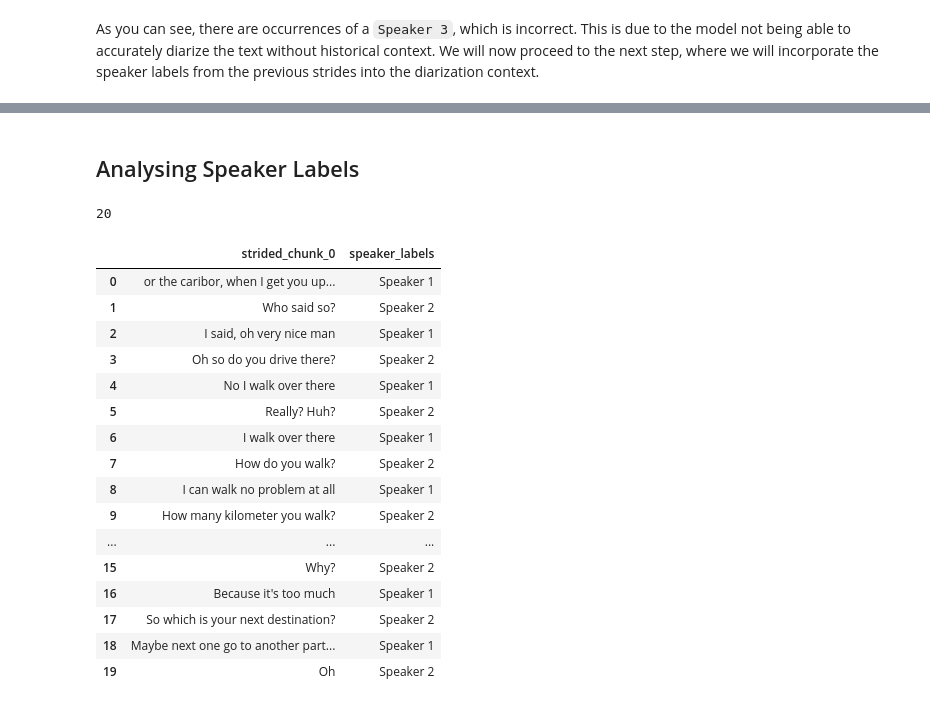
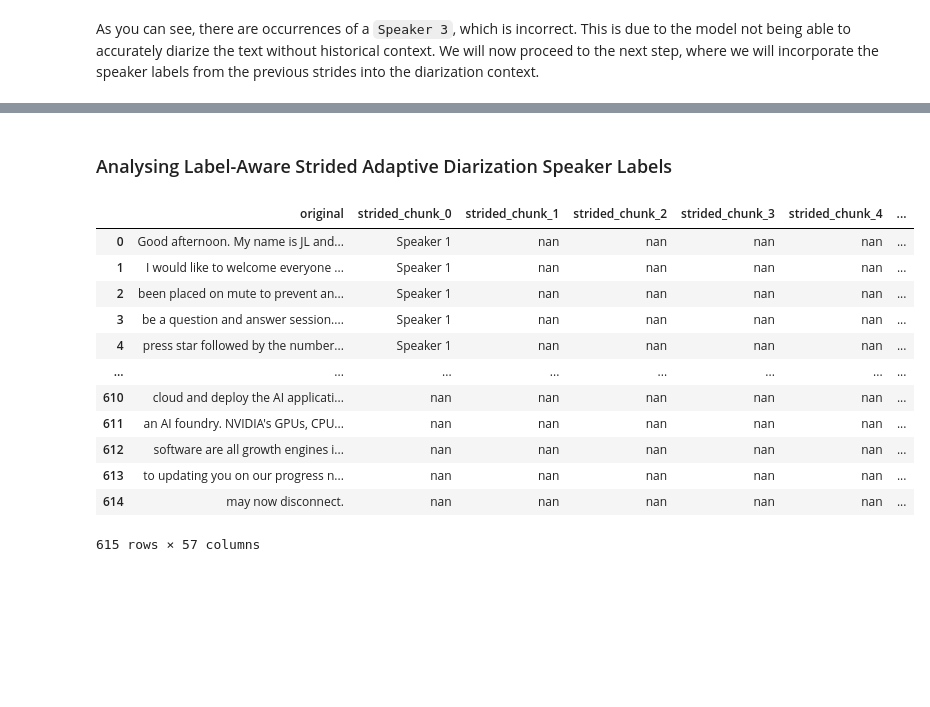
Before and after one commit to amidstdebug/minutes-maker, a Jupyter notebook: meeting_minutes_cuda.ipynb, the cells around one changed output, grey strips where cells are left out. Saved outputs shown, nothing was run; the diff lists cells and outputs as text; code cells hidden in the pictures; blank space fills up the shorter version.

```diff
--- a/meeting_minutes_cuda.ipynb
+++ b/meeting_minutes_cuda.ipynb
@@ -1051,22 +1063,39 @@ ValueError: Length of values (16) does not match length of index (17)
 # %% [markdown]
-## Analysing Speaker Labels
+### Analysing Label-Aware Strided Adaptive Diarization Speaker Labels
 # %%
+def final_df(per_line, strided_chunk_indices, final_labels ):
+	# Assuming 'per_line' and 'strided_chunk_indices' are defined elsewhere in the script
+	label_comparison_df = pd.DataFrame({'original': per_line})
+
+	# Use numpy to efficiently calculate the min and max values for DataFrame index
+	min_val = np.min([min(sublist) for sublist in strided_chunk_indices])
+	max_val = np.max([max(sublist) for sublist in strided_chunk_indices])
+
+	# Initialize the DataFrame with the correct index range
+	label_strided_chunk_df = pd.DataFrame(index=np.arange(min_val, max_val + 1))
+
+	# Populate the DataFrame with strided chunk data
+	for i, sublist in enumerate(strided_chunk_indices):
+	    # Direct assignment to the DataFrame using loc for precise index matching
+	    label_strided_chunk_df.loc[sublist, f'strided_chunk_{i}'] = final_labels[i]
+
+	# Combine the initial comparison DataFrame with the newly created strided chunk DataFrame
+	combined_label_df = pd.concat([label_comparison_df, label_strided_chunk_df], axis=1)
+	return combined_label_df
+
+final_label_df = final_df(per_line,strided_chunk_indices, final_labels)
+final_label_df
 # %% [output]
+|  | original | strided_chunk_0 | strided_chunk_1 | strided_chunk_2 | strided_chunk_3 | strided_chunk_4 | ... |
+| 0 | Good afternoon. My name is JL and... | Speaker 1 | nan | nan | nan | nan | ... |
+| 1 | I would like to welcome everyone ... | Speaker 1 | nan | nan | nan | nan | ... |
+| 2 | been placed on mute to prevent an... | Speaker 1 | nan | nan | nan | nan | ... |
+| 3 | be a question and answer session.... | Speaker 1 | nan | nan | nan | nan | ... |
+| 4 | press star followed by the number... | Speaker 1 | nan | nan | nan | nan | ... |
+| ... | ... | ... | ... | ... | ... | ... | ... |
+| 610 | cloud and deploy the AI applicati... | nan | nan | nan | nan | nan | ... |
+| 611 | an AI foundry. NVIDIA's GPUs, CPU... | nan | nan | nan | nan | nan | ... |
+| 612 | software are all growth engines i... | nan | nan | nan | nan | nan | ... |
+| 613 | to updating you on our progress n... | nan | nan | nan | nan | nan | ... |
+| 614 | may now disconnect. | nan | nan | nan | nan | nan | ... |
-20
+615 rows × 57 columns
-|  | strided_chunk_0 | speaker_labels |
-| 0 | or the caribor, when I get you up... | Speaker 1 |
-| 1 | Who said so? | Speaker 2 |
-| 2 | I said, oh very nice man | Speaker 1 |
-| 3 | Oh so do you drive there? | Speaker 2 |
-| 4 | No I walk over there | Speaker 1 |
-| 5 | Really? Huh? | Speaker 2 |
-| 6 | I walk over there | Speaker 1 |
-| 7 | How do you walk? | Speaker 2 |
-| 8 | I can walk no problem at all | Speaker 1 |
-| 9 | How many kilometer you walk? | Speaker 2 |
-| ... | ... | ... |
-| 15 | Why? | Speaker 2 |
-| 16 | Because it's too much | Speaker 1 |
-| 17 | So which is your next destination? | Speaker 2 |
-| 18 | Maybe next one go to another part... | Speaker 1 |
-| 19 | Oh | Speaker 2 |
```
Also changed, not shown: parts of 18 cells of this notebook, 4 other files.
